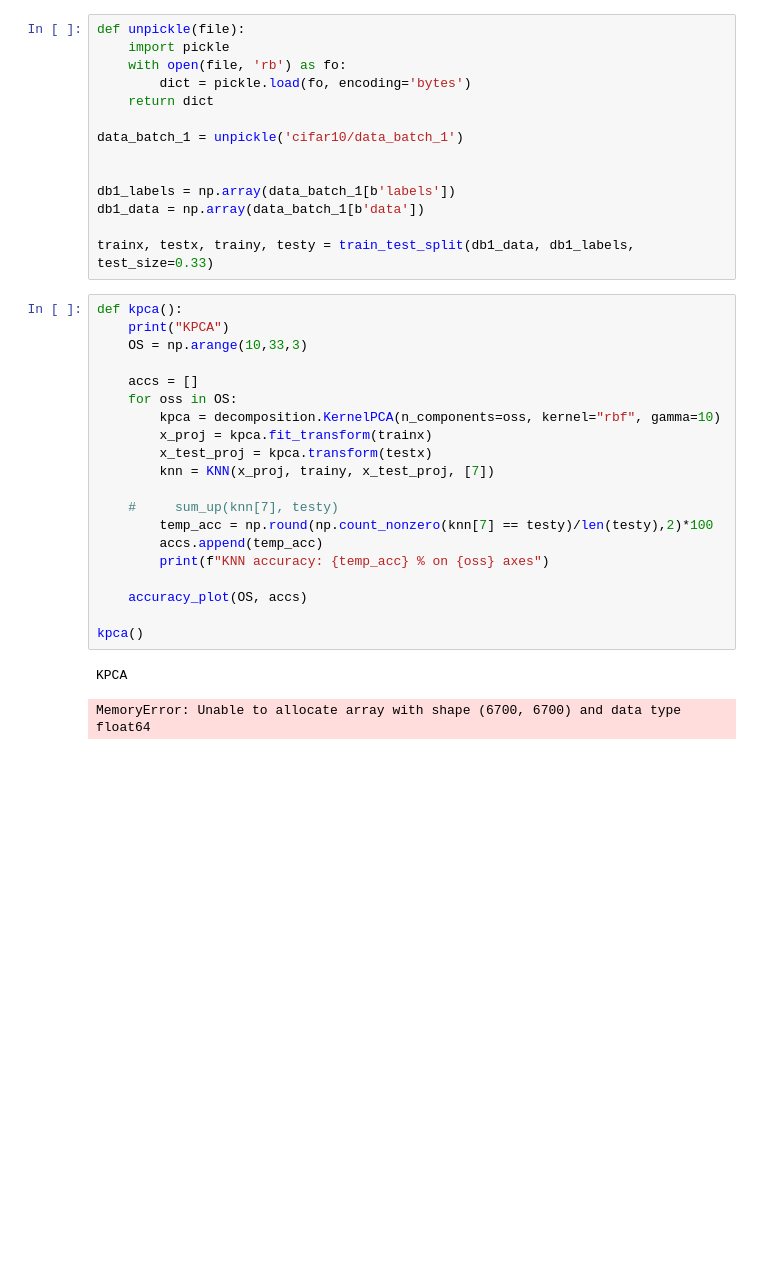
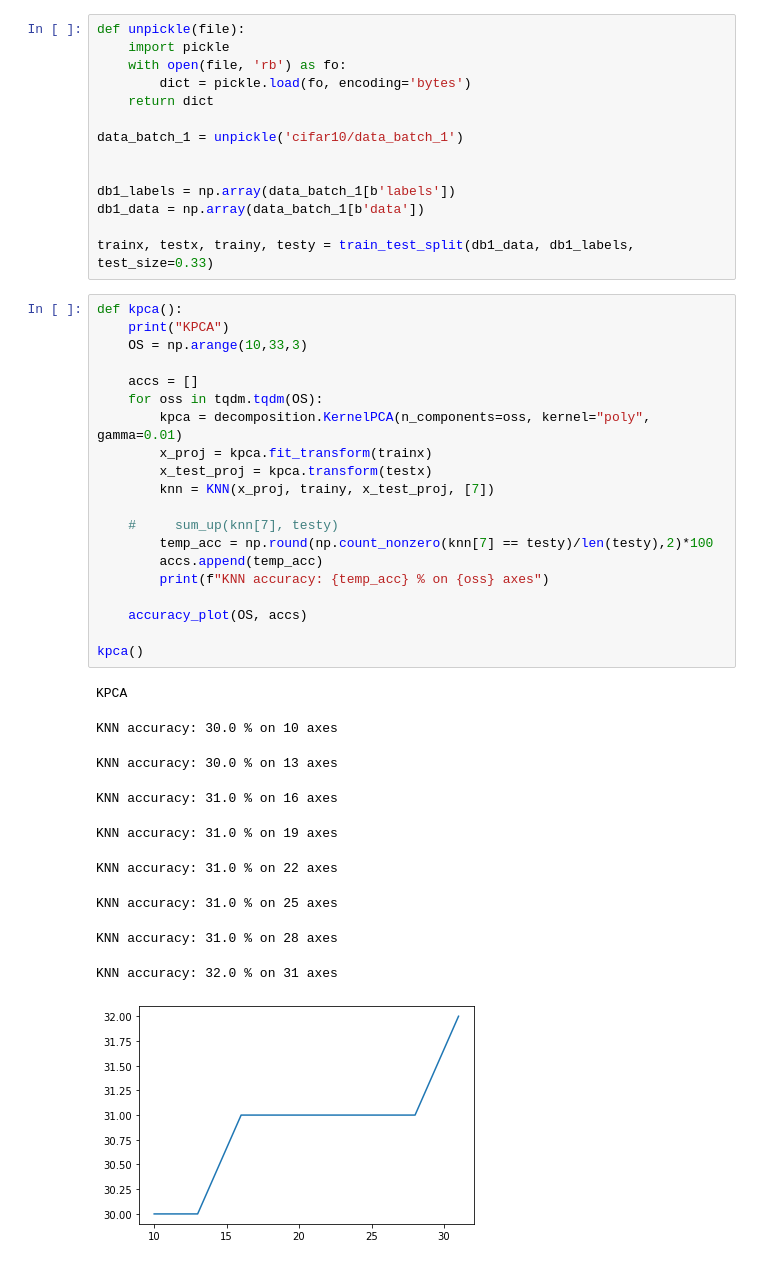
Before and after one commit to jgrodzicki/cifar_image_classification, a Jupyter notebook: dim_reducition_methods.ipynb, the cells around one changed output. Cells and saved outputs as stored; diff of their text form; blank space fills up the shorter version.

```diff
--- a/dim_reducition_methods.ipynb
+++ b/dim_reducition_methods.ipynb
@@ -72,23 +73,31 @@ trainx, testx, trainy, testy = train_test_split(db1_data, db1_labels, test_size=
 # %%
 def kpca():
     print("KPCA")
     OS = np.arange(10,33,3)
 
     accs = []
-    for oss in OS:
-        kpca = decomposition.KernelPCA(n_components=oss, kernel="rbf", gamma=10)
+    for oss in tqdm.tqdm(OS):
+        kpca = decomposition.KernelPCA(n_components=oss, kernel="poly", gamma=0.01)
         x_proj = kpca.fit_transform(trainx)
         x_test_proj = kpca.transform(testx)
         knn = KNN(x_proj, trainy, x_test_proj, [7])
 
     #     sum_up(knn[7], testy)
         temp_acc = np.round(np.count_nonzero(knn[7] == testy)/len(testy),2)*100
         accs.append(temp_acc)
         print(f"KNN accuracy: {temp_acc} % on {oss} axes")
 
     accuracy_plot(OS, accs)
 
 kpca()
 # %% [output]
 KPCA
-MemoryError: Unable to allocate array with shape (6700, 6700) and data type float64
+KNN accuracy: 30.0 % on 10 axes
+KNN accuracy: 30.0 % on 13 axes
+KNN accuracy: 31.0 % on 16 axes
+KNN accuracy: 31.0 % on 19 axes
+KNN accuracy: 31.0 % on 22 axes
+KNN accuracy: 31.0 % on 25 axes
+KNN accuracy: 31.0 % on 28 axes
+KNN accuracy: 32.0 % on 31 axes
+[figure, added]
```
Also changed, not shown: parts of 6 cells of this notebook, 4 other files.
